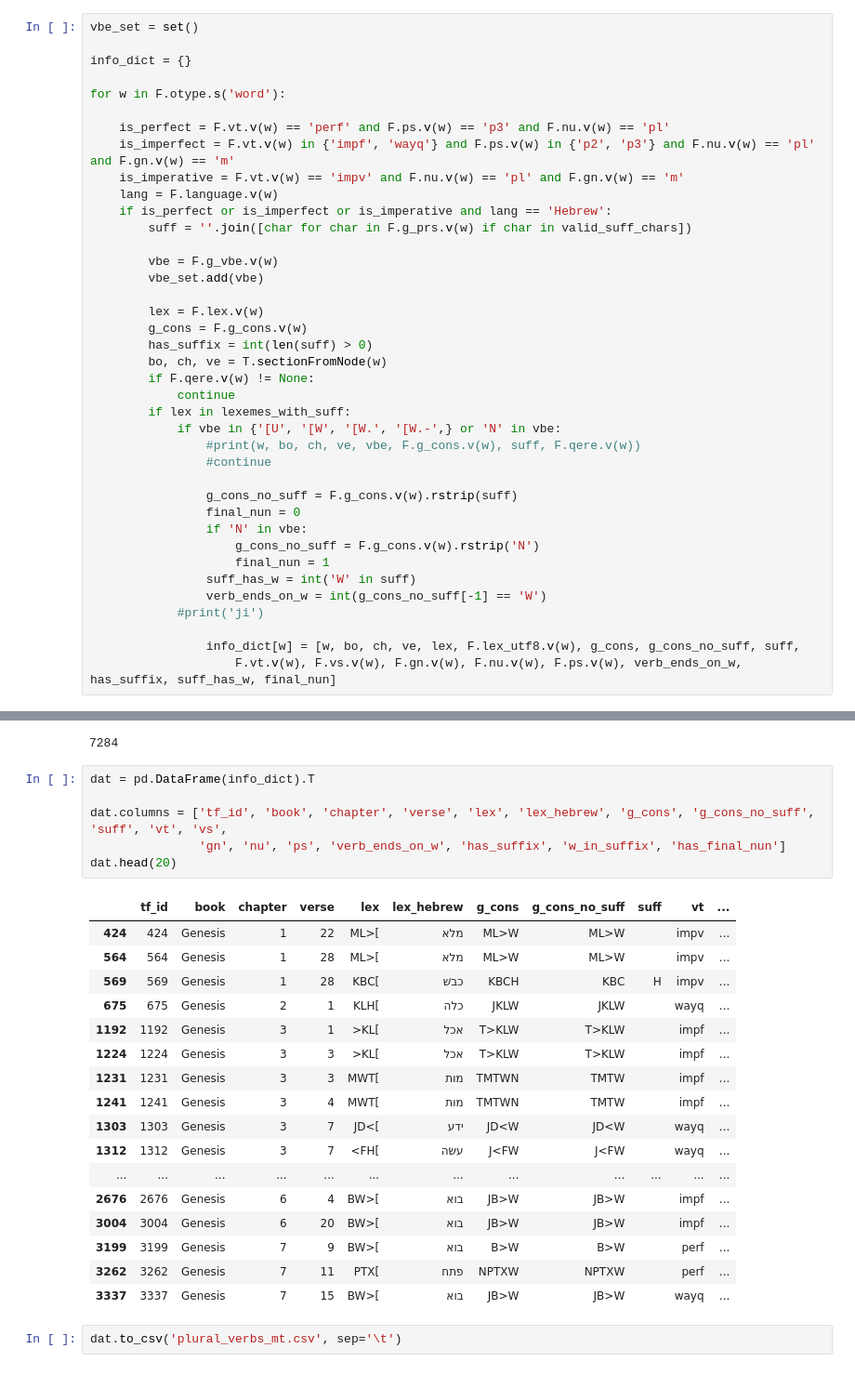
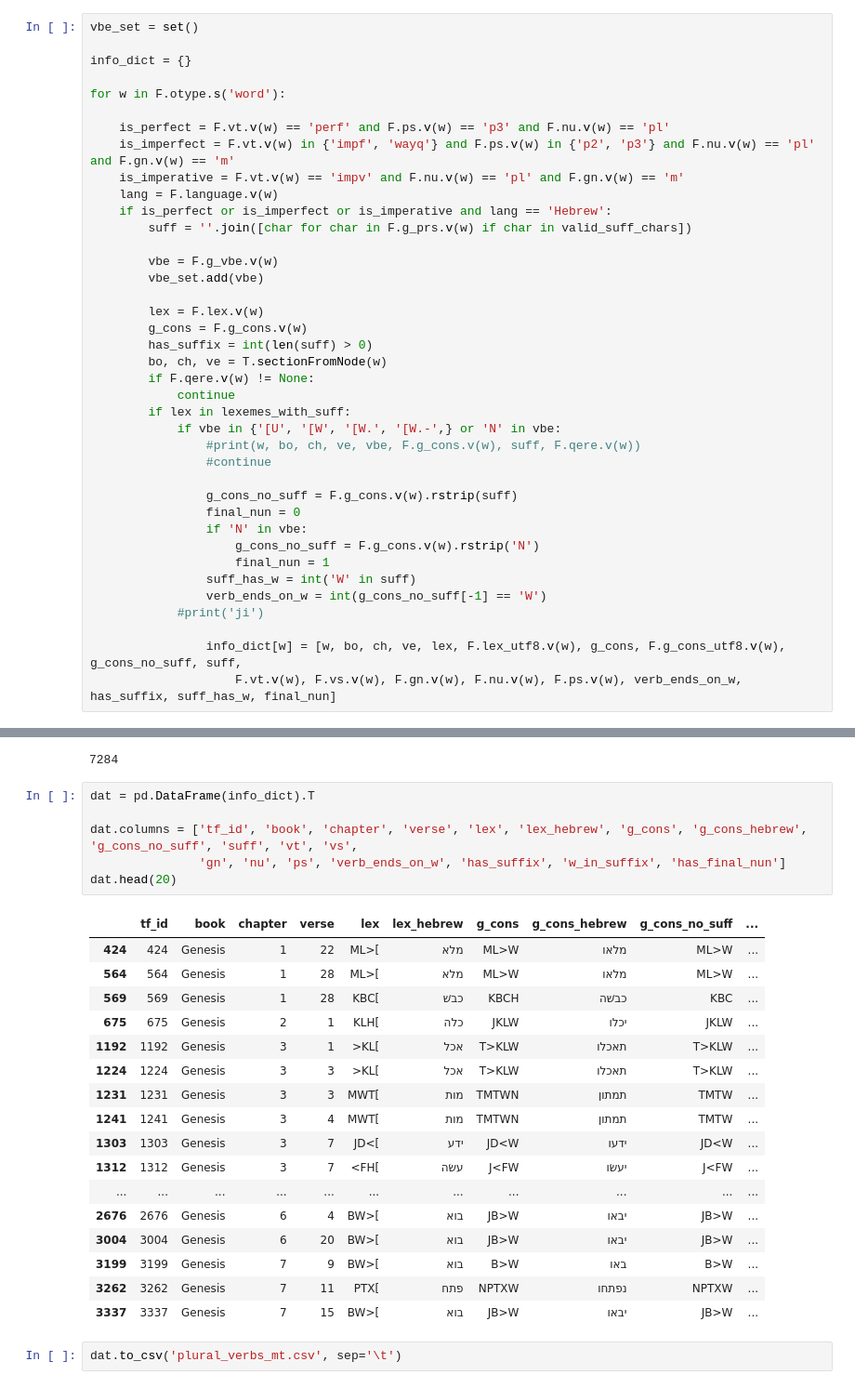
Before and after one commit to MartijnNaaijer/hebrew_spelling_variation, a Jupyter notebook: notebooks/plural_verbs.ipynb, the cells around one changed output, grey strips where cells are left out. Shown at 93% size. Cells and saved outputs as stored; diff of their text form.

Commit message:
added extra columns to verb datasets

```diff
--- a/notebooks/plural_verbs.ipynb
+++ b/notebooks/plural_verbs.ipynb
@@ -102,7 +102,7 @@ for w in F.otype.s('word'):
                 verb_ends_on_w = int(g_cons_no_suff[-1] == 'W')
             #print('ji')
 
-                info_dict[w] = [w, bo, ch, ve, lex, F.lex_utf8.v(w), g_cons, g_cons_no_suff, suff,
+                info_dict[w] = [w, bo, ch, ve, lex, F.lex_utf8.v(w), g_cons, F.g_cons_utf8.v(w), g_cons_no_suff, suff,
                     F.vt.v(w), F.vs.v(w), F.gn.v(w), F.nu.v(w), F.ps.v(w), verb_ends_on_w, has_suffix, suff_has_w, final_nun]
 # %%
 vbe_set
@@ -132,27 +132,27 @@ len(info_dict)
 # %%
 dat = pd.DataFrame(info_dict).T
 
-dat.columns = ['tf_id', 'book', 'chapter', 'verse', 'lex', 'lex_hebrew', 'g_cons', 'g_cons_no_suff', 'suff', 'vt', 'vs',
+dat.columns = ['tf_id', 'book', 'chapter', 'verse', 'lex', 'lex_hebrew', 'g_cons', 'g_cons_hebrew', 'g_cons_no_suff', 'suff', 'vt', 'vs',
                'gn', 'nu', 'ps', 'verb_ends_on_w', 'has_suffix', 'w_in_suffix', 'has_final_nun']
 dat.head(20)
 # %% [output]
-|  | tf_id | book | chapter | verse | lex | lex_hebrew | g_cons | g_cons_no_suff | suff | vt | ... |
-| 424 | 424 | Genesis | 1 | 22 | ML>[ | מלא | ML>W | ML>W |  | impv | ... |
-| 564 | 564 | Genesis | 1 | 28 | ML>[ | מלא | ML>W | ML>W |  | impv | ... |
-| 569 | 569 | Genesis | 1 | 28 | KBC[ | כבשׁ | KBCH | KBC | H | impv | ... |
-| 675 | 675 | Genesis | 2 | 1 | KLH[ | כלה | JKLW | JKLW |  | wayq | ... |
-| 1192 | 1192 | Genesis | 3 | 1 | >KL[ | אכל | T>KLW | T>KLW |  | impf | ... |
-| 1224 | 1224 | Genesis | 3 | 3 | >KL[ | אכל | T>KLW | T>KLW |  | impf | ... |
-| 1231 | 1231 | Genesis | 3 | 3 | MWT[ | מות | TMTWN | TMTW |  | impf | ... |
-| 1241 | 1241 | Genesis | 3 | 4 | MWT[ | מות | TMTWN | TMTW |  | impf | ... |
-| 1303 | 1303 | Genesis | 3 | 7 | JD<[ | ידע | JD<W | JD<W |  | wayq | ... |
-| 1312 | 1312 | Genesis | 3 | 7 | <FH[ | עשׂה | J<FW | J<FW |  | wayq | ... |
-| ... | ... | ... | ... | ... | ... | ... | ... | ... | ... | ... | ... |
-| 2676 | 2676 | Genesis | 6 | 4 | BW>[ | בוא | JB>W | JB>W |  | impf | ... |
-| 3004 | 3004 | Genesis | 6 | 20 | BW>[ | בוא | JB>W | JB>W |  | impf | ... |
-| 3199 | 3199 | Genesis | 7 | 9 | BW>[ | בוא | B>W | B>W |  | perf | ... |
-| 3262 | 3262 | Genesis | 7 | 11 | PTX[ | פתח | NPTXW | NPTXW |  | perf | ... |
-| 3337 | 3337 | Genesis | 7 | 15 | BW>[ | בוא | JB>W | JB>W |  | wayq | ... |
+|  | tf_id | book | chapter | verse | lex | lex_hebrew | g_cons | g_cons_hebrew | g_cons_no_suff | ... |
+| 424 | 424 | Genesis | 1 | 22 | ML>[ | מלא | ML>W | מלאו | ML>W | ... |
+| 564 | 564 | Genesis | 1 | 28 | ML>[ | מלא | ML>W | מלאו | ML>W | ... |
+| 569 | 569 | Genesis | 1 | 28 | KBC[ | כבשׁ | KBCH | כבשׁה | KBC | ... |
+| 675 | 675 | Genesis | 2 | 1 | KLH[ | כלה | JKLW | יכלו | JKLW | ... |
+| 1192 | 1192 | Genesis | 3 | 1 | >KL[ | אכל | T>KLW | תאכלו | T>KLW | ... |
+| 1224 | 1224 | Genesis | 3 | 3 | >KL[ | אכל | T>KLW | תאכלו | T>KLW | ... |
+| 1231 | 1231 | Genesis | 3 | 3 | MWT[ | מות | TMTWN | תמתון | TMTW | ... |
+| 1241 | 1241 | Genesis | 3 | 4 | MWT[ | מות | TMTWN | תמתון | TMTW | ... |
+| 1303 | 1303 | Genesis | 3 | 7 | JD<[ | ידע | JD<W | ידעו | JD<W | ... |
+| 1312 | 1312 | Genesis | 3 | 7 | <FH[ | עשׂה | J<FW | יעשׂו | J<FW | ... |
+| ... | ... | ... | ... | ... | ... | ... | ... | ... | ... | ... |
+| 2676 | 2676 | Genesis | 6 | 4 | BW>[ | בוא | JB>W | יבאו | JB>W | ... |
+| 3004 | 3004 | Genesis | 6 | 20 | BW>[ | בוא | JB>W | יבאו | JB>W | ... |
+| 3199 | 3199 | Genesis | 7 | 9 | BW>[ | בוא | B>W | באו | B>W | ... |
+| 3262 | 3262 | Genesis | 7 | 11 | PTX[ | פתח | NPTXW | נפתחו | NPTXW | ... |
+| 3337 | 3337 | Genesis | 7 | 15 | BW>[ | בוא | JB>W | יבאו | JB>W | ... |
 # %%
 dat.to_csv('plural_verbs_mt.csv', sep='\t')
 # %%
```
Also changed, not shown: parts of 3 cells of this notebook, 3 other files.
